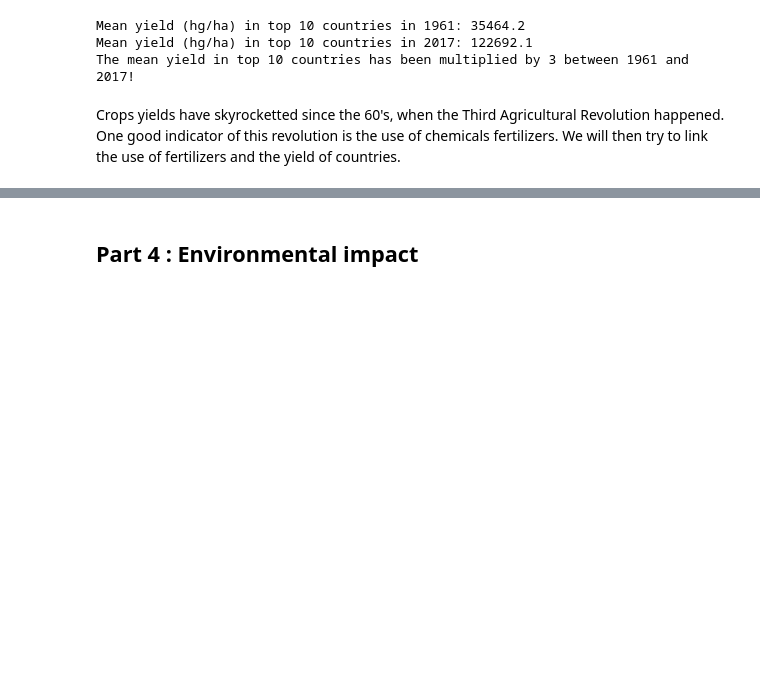
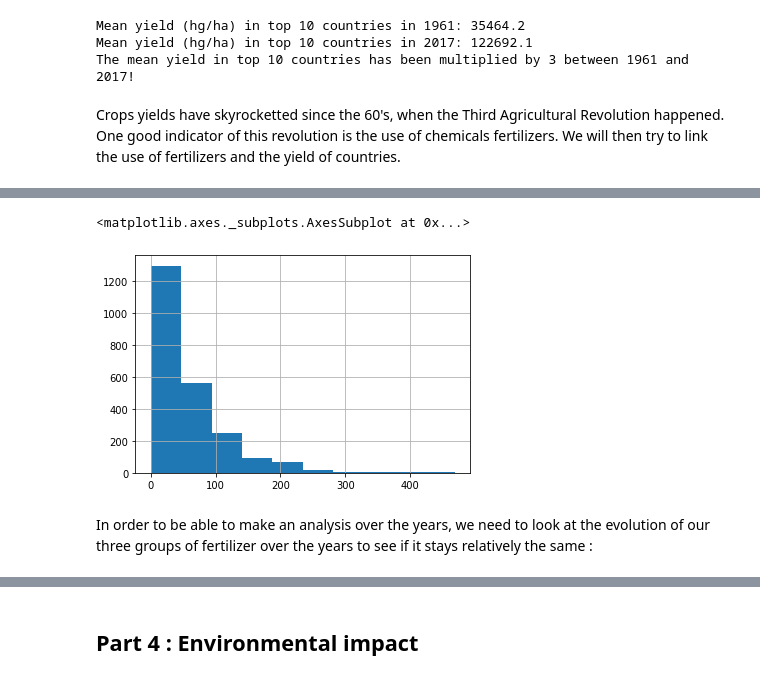
Before and after one commit to amara-slaymaker/ada_project-ada_nakamura, a Jupyter notebook: to_be_sent/Milestone_3.ipynb, the cells around one changed output, grey strips where cells are left out. Drawn from its saved outputs; the diff is of its cells as text; code cells hidden in the pictures; blank space fills up the shorter version.

```diff
--- a/to_be_sent/Milestone_2.ipynb
+++ b/to_be_sent/Milestone_3.ipynb
@@ -1069,0 +616,6 @@ In order to further our analysis, we will look further in to the environmental i
+# %%
+ferti_corr=fertilizer_area.query('`Item Code` ==3102')\
+                          .pivot(index='Area',columns='Year',values='Value')
+
+print('Verification: number of countries:',ferti_corr.shape[0],', number of years:', ferti_corr.shape[1])
+ferti_corr.head()
@@ -1069,0 +678,25 @@ In order to further our analysis, we will look further in to the environmental i
+# %%
+# Create a dataframe containing all the Area Code for each country
+area_df=fertilizer_area.loc[:,['Area','Area Code']]
+area_df.drop_duplicates(inplace=True)
+
+# Perform the interpolation for each fertilizer:
+fertilizer_updated = pd.DataFrame()
+for item in ferti_items['Item Code'].values:
+    ferti_corr=fertilizer_area.query('`Item Code` ==@item')\
+                              .pivot(index='Area',columns='Year',values='Value')
+
+    ferti_corr.interpolate(method='linear', axis=1, limit=7, inplace=True, limit_direction='both')
+    ferti_corr.dropna(inplace=True)
+    ferti_corr.reset_index(inplace=True)
+    ferti_corr = pd.melt(ferti_corr, id_vars='Area', value_vars=list(ferti_corr.columns[1:]),
+                         var_name='Year', value_name='Value')
+    ferti_corr['Item Code'] = item
+    ferti_corr['Item'] = ferti_items.query('`Item Code`== @item').Item.iloc[0]
+    ferti_corr['Year Code'] = ferti_corr.Year
+    ferti_corr = pd.merge(ferti_corr, area_df, on='Area')
+    fertilizer_updated = fertilizer_updated.append(ferti_corr)
+
+fertilizer_updated.reset_index(inplace=True)
+fertilizer_updated.drop(columns=['index'],axis=1,inplace=True)
+fertilizer_updated.head()
@@ -1069,0 +734,4 @@ In order to further our analysis, we will look further in to the environmental i
+# %%
+#Updating the main fertilizer dataset
+fertilizer_area = fertilizer_updated
+fertilizer_area.head()
@@ -1069,0 +1169,13 @@ In order to further our analysis, we will look further in to the environmental i
+# %%
+# looking at the fertilizer distribution
+fertilizer=(fertilizer_area.query('`Item Code` == (3102)')
+    .query('`Area Code` <300') #exclude the grouped countried (i.e. europe, etc)
+    .sort_values('Value', ascending=False)
+    .dropna()
+)
+fertilizer.Value.hist()
+# %% [output]
+<matplotlib.axes._subplots.AxesSubplot at 0x...>
+[figure, added]
+# %% [markdown]
+In order to be able to make an analysis over the years, we need to look at the evolution of our three groups of fertilizer over the years to see if it stays relatively the same :
```
Also changed, not shown: parts of 130 cells of this notebook.
